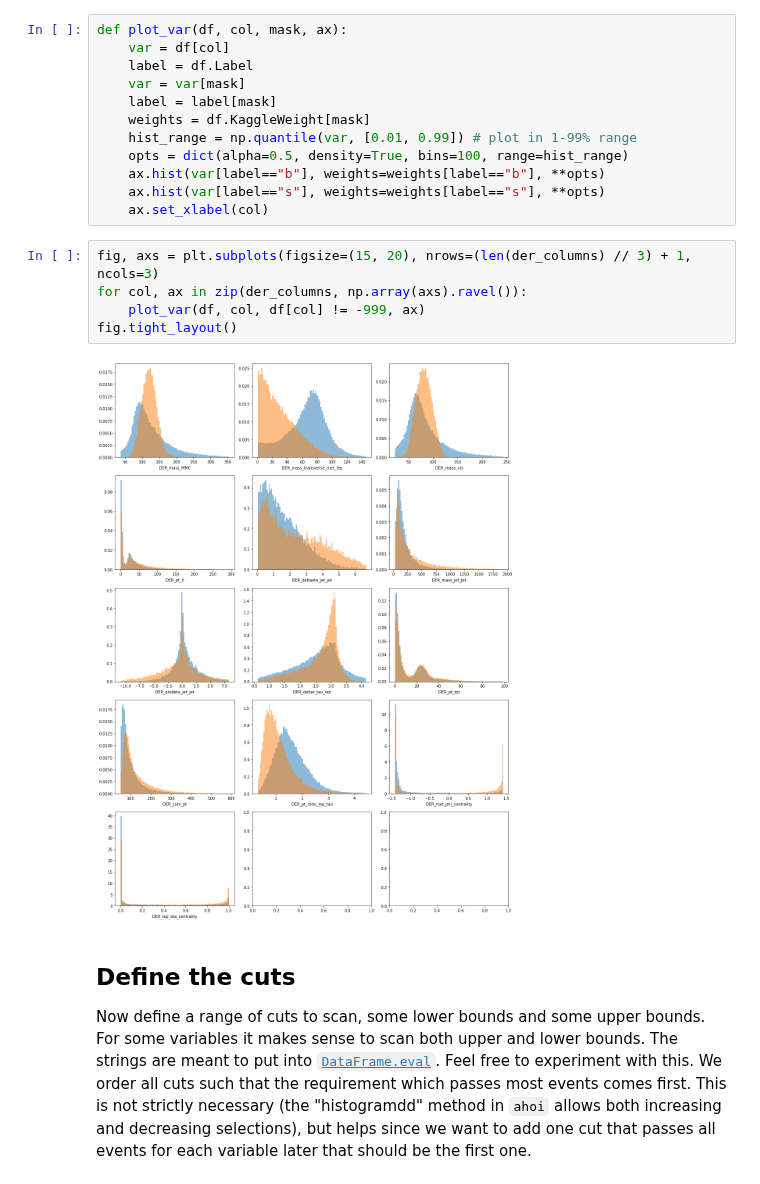
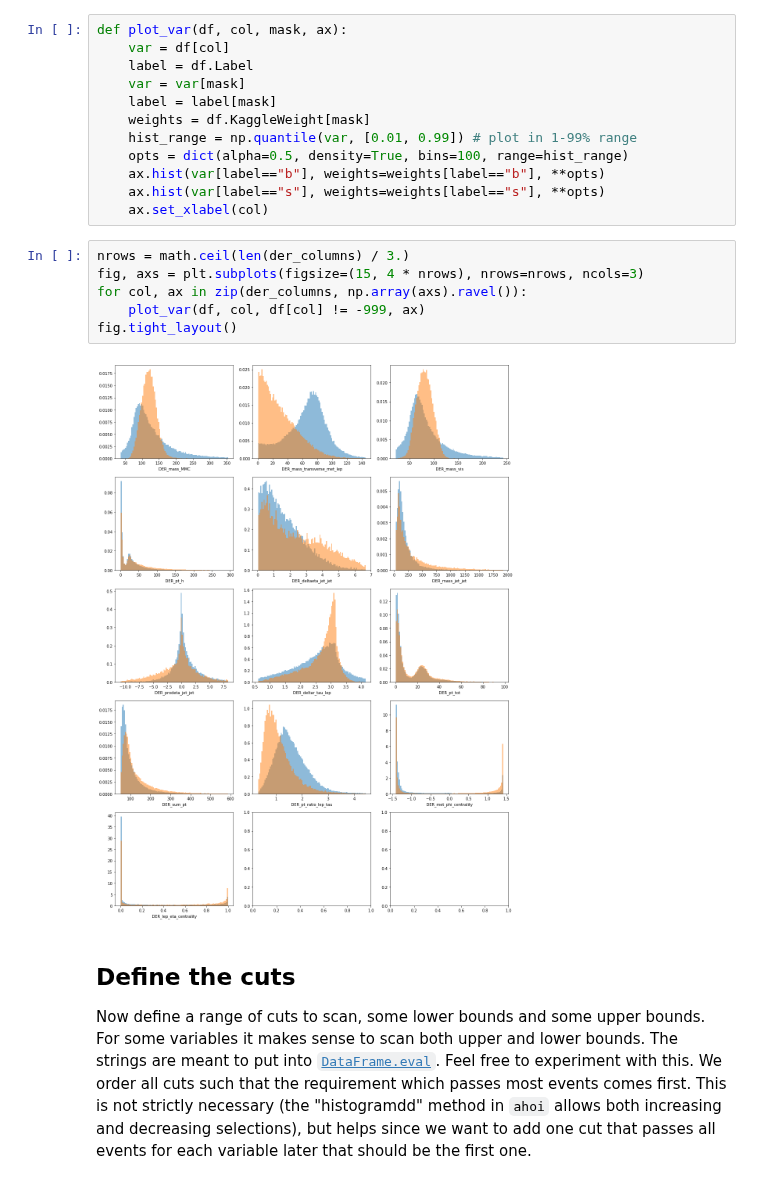
Before and after one commit to nikoladze/ahoi, a Jupyter notebook: examples/ahoi_example_higgschallenge.ipynb, the cells around one changed output. Cells and saved outputs as stored; diff of their text form.

```diff
--- a/examples/ahoi_example_higgschallenge.ipynb
+++ b/examples/ahoi_example_higgschallenge.ipynb
@@ -63,12 +64,13 @@ def plot_var(df, col, mask, ax):
     ax.hist(var[label=="s"], weights=weights[label=="s"], **opts)
     ax.set_xlabel(col)
 # %%
-fig, axs = plt.subplots(figsize=(15, 20), nrows=(len(der_columns) // 3) + 1, ncols=3)
+nrows = math.ceil(len(der_columns) / 3.)
+fig, axs = plt.subplots(figsize=(15, 4 * nrows), nrows=nrows, ncols=3)
 for col, ax in zip(der_columns, np.array(axs).ravel()):
     plot_var(df, col, df[col] != -999, ax)
 fig.tight_layout()
 # %% [output]
-[figure, old version]
+[figure, new version]
 # %% [markdown]
 ## Define the cuts
 Now define a range of cuts to scan, some lower bounds and some upper bounds. For some variables it makes sense to scan both upper and lower bounds. The strings are meant to put into [`DataFrame.eval`](https://pandas.pydata.org/pandas-docs/version/0.23.4/generated/pandas.DataFrame.eval.html?highlight=eval#pandas.DataFrame.eval). Feel free to experiment with this. We order all cuts such that the requirement which passes most events comes first. This is not strictly necessary (the "histogramdd" method in `ahoi` allows both increasing and decreasing selections), but helps since we want to add one cut that passes all events for each variable later that should be the first one.
```
Also changed, not shown: parts of 11 cells of this notebook.
